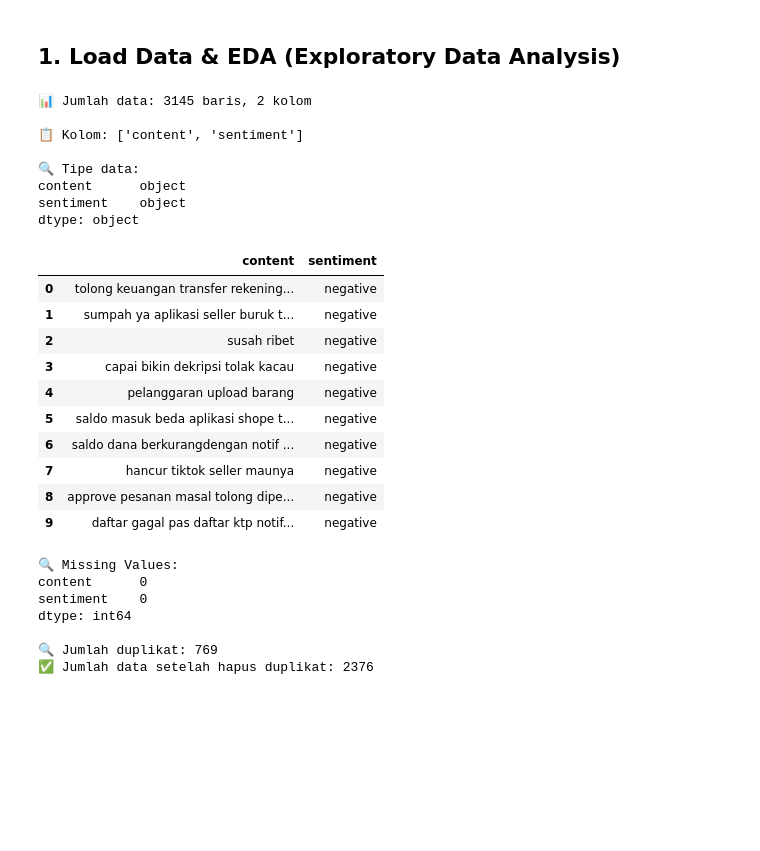
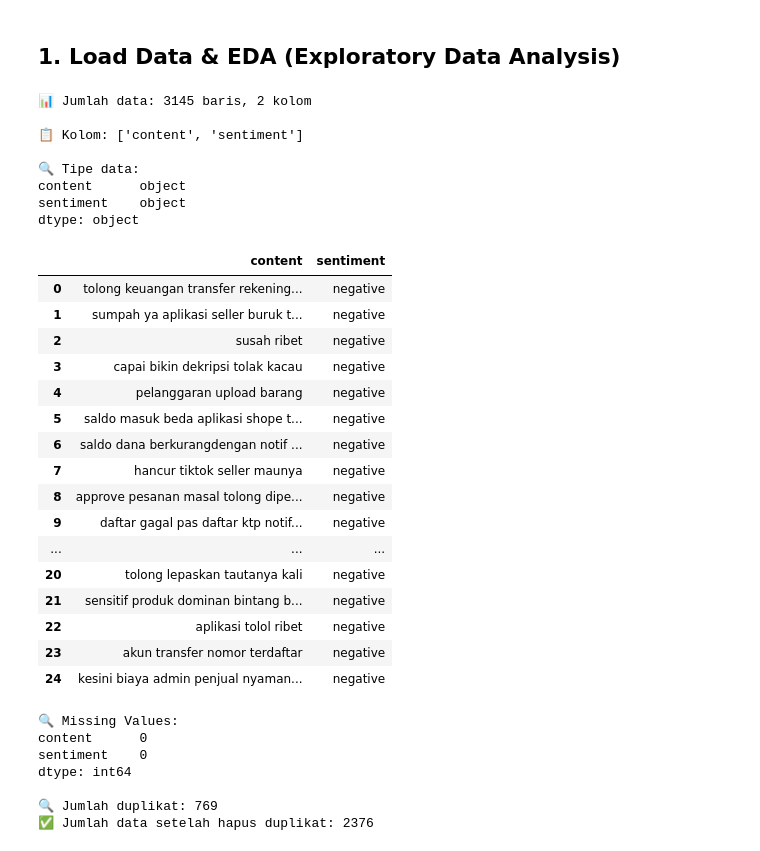
Before and after one commit to wildanjr19/6th-college, a Jupyter notebook: Bahasa Inggris Untuk Statistisi/main.ipynb, the cells around one changed output. Cells and saved outputs as stored; diff of their text form; code cells hidden in the pictures; blank space fills up the shorter version.

```diff
--- a/Bahasa Inggris Untuk Statistisi/main.ipynb
+++ b/Bahasa Inggris Untuk Statistisi/main.ipynb
@@ -55,32 +55,38 @@ print("✅ Semua library berhasil diimport!")
 # %%
 # Load dataset
 df = pd.read_csv('Tiktok Tokopedia Seller Center Reviews.csv')
 
 print(f"📊 Jumlah data: {df.shape[0]} baris, {df.shape[1]} kolom")
 print(f"\n📋 Kolom: {list(df.columns)}")
 print(f"\n🔍 Tipe data:")
 print(df.dtypes)
-df.head(10)
+df.head(25)
 # %% [output]
 📊 Jumlah data: 3145 baris, 2 kolom
 
 📋 Kolom: ['content', 'sentiment']
 
 🔍 Tipe data:
 content      object
 sentiment    object
 dtype: object
 |  | content | sentiment |
 | 0 | tolong keuangan transfer rekening... | negative |
 | 1 | sumpah ya aplikasi seller buruk t... | negative |
 | 2 | susah ribet | negative |
 | 3 | capai bikin dekripsi tolak kacau | negative |
 | 4 | pelanggaran upload barang | negative |
 | 5 | saldo masuk beda aplikasi shope t... | negative |
 | 6 | saldo dana berkurangdengan notif ... | negative |
 | 7 | hancur tiktok seller maunya | negative |
 | 8 | approve pesanan masal tolong dipe... | negative |
 | 9 | daftar gagal pas daftar ktp notif... | negative |
+| ... | ... | ... |
+| 20 | tolong lepaskan tautanya kali | negative |
+| 21 | sensitif produk dominan bintang b... | negative |
+| 22 | aplikasi tolol ribet | negative |
+| 23 | akun transfer nomor terdaftar | negative |
+| 24 | kesini biaya admin penjual nyaman... | negative |
 # %%
 # Cek missing values & duplikat
 print("🔍 Missing Values:")
```
Also changed, not shown: parts of 8 cells of this notebook.
